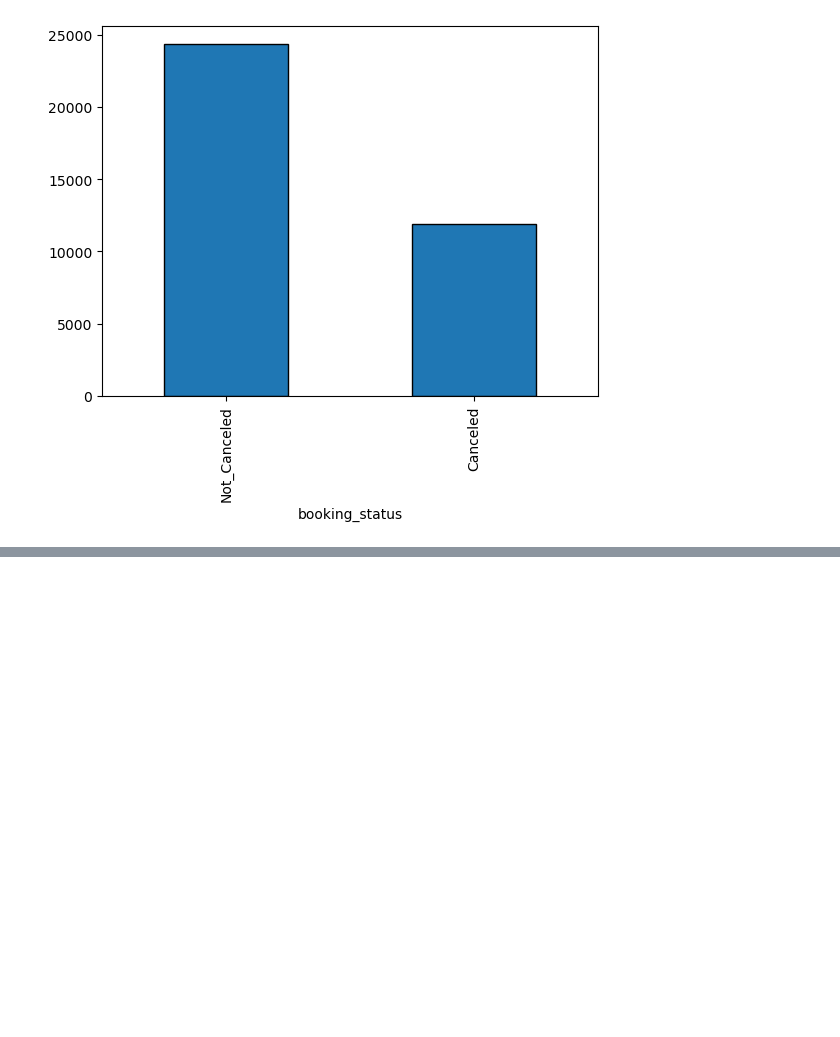
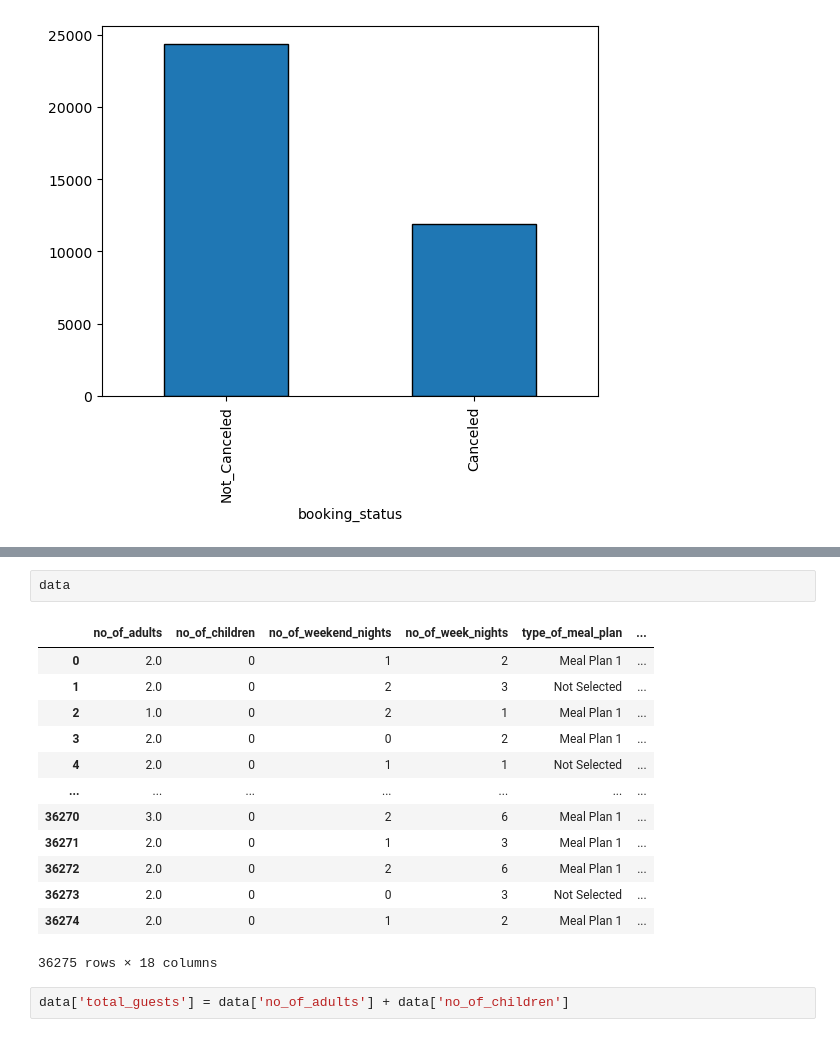
Before and after one commit to AM-mirzanejad/Prediction-Hotel-Reservation, a Jupyter notebook: Prediction-Hotel-Reservation.ipynb, the cells around one changed output, grey strips where cells are left out. Cells and saved outputs as stored; diff of their text form; blank space fills up the shorter version.

```diff
--- a/Prediction-Hotel-Reservation.ipynb
+++ b/Prediction-Hotel-Reservation.ipynb
@@ -100,0 +190,18 @@ plt.show()
+# %%
+data
+# %% [output]
+|  | no_of_adults | no_of_children | no_of_weekend_nights | no_of_week_nights | type_of_meal_plan | ... |
+| 0 | 2.0 | 0 | 1 | 2 | Meal Plan 1 | ... |
+| 1 | 2.0 | 0 | 2 | 3 | Not Selected | ... |
+| 2 | 1.0 | 0 | 2 | 1 | Meal Plan 1 | ... |
+| 3 | 2.0 | 0 | 0 | 2 | Meal Plan 1 | ... |
+| 4 | 2.0 | 0 | 1 | 1 | Not Selected | ... |
+| ... | ... | ... | ... | ... | ... | ... |
+| 36270 | 3.0 | 0 | 2 | 6 | Meal Plan 1 | ... |
+| 36271 | 2.0 | 0 | 1 | 3 | Meal Plan 1 | ... |
+| 36272 | 2.0 | 0 | 2 | 6 | Meal Plan 1 | ... |
+| 36273 | 2.0 | 0 | 0 | 3 | Not Selected | ... |
+| 36274 | 2.0 | 0 | 1 | 2 | Meal Plan 1 | ... |
+36275 rows × 18 columns
+# %%
+data['total_guests'] = data['no_of_adults'] + data['no_of_children']
```
Also changed, not shown: parts of 14 cells of this notebook.
